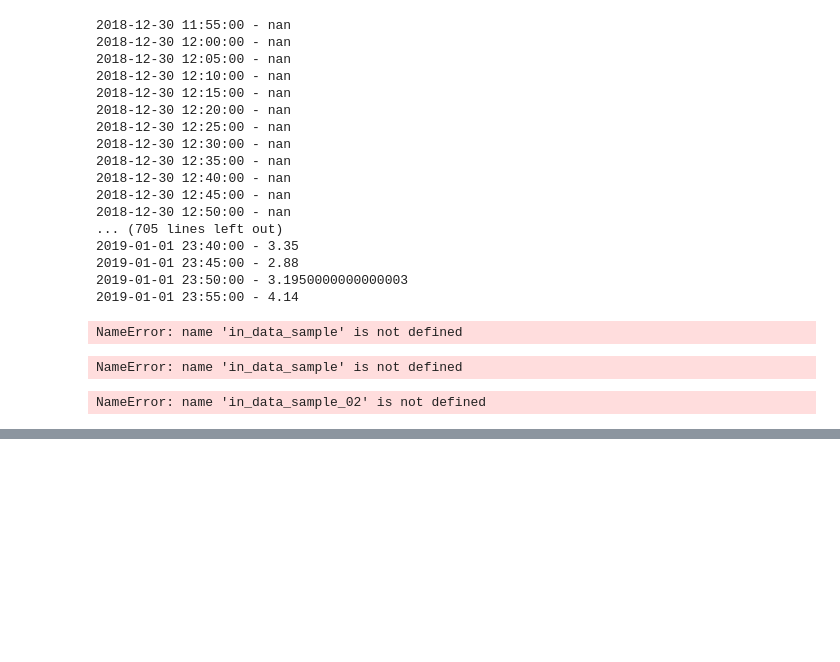
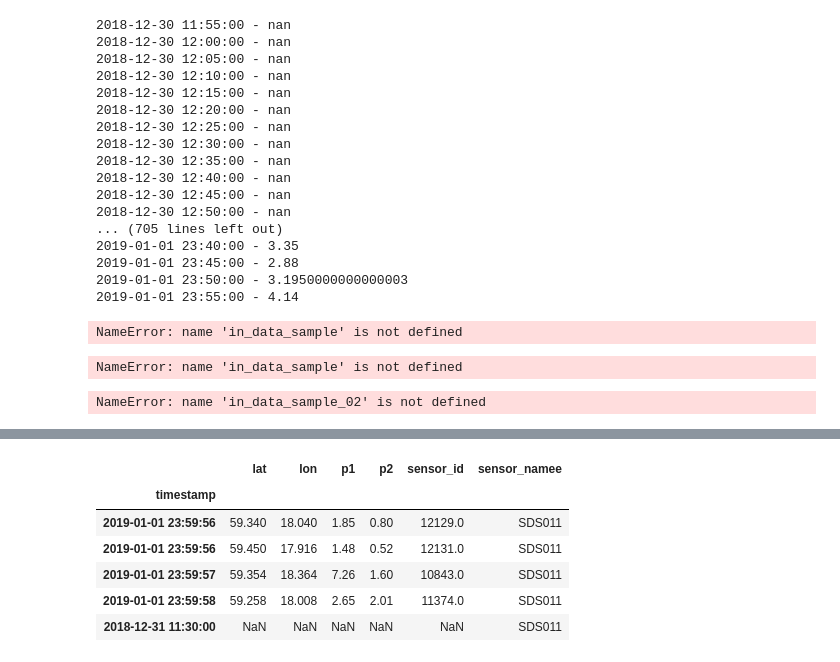
Before and after one commit to miskaknapek/dustmin_to_csv__various_code, a Jupyter notebook: luftdaten_dust_min_to_tabular_data__SCRATCHPAD_02-Copy1.ipynb, the cells around one changed output, grey strips where cells are left out. Cells and saved outputs as stored; diff of their text form; code cells hidden in the pictures; blank space fills up the shorter version.

```diff
--- a/luftdaten_dust_min_to_tabular_data__SCRATCHPAD_02-Copy1.ipynb
+++ b/luftdaten_dust_min_to_tabular_data__SCRATCHPAD_02-Copy1.ipynb
@@ -461,0 +488,2 @@ NameError: name 'in_data_sample_02' is not defined
+# %%
+in_data_row = in_data_row.set_index('timestamp')
@@ -461,0 +514,10 @@ NameError: name 'in_data_sample_02' is not defined
+# %%
+in_data.tail()
+# %% [output]
+|  | lat | lon | p1 | p2 | sensor_id | sensor_namee |
+| timestamp |  |  |  |  |  |  |
+| 2019-01-01 23:59:56 | 59.340 | 18.040 | 1.85 | 0.80 | 12129.0 | SDS011 |
+| 2019-01-01 23:59:56 | 59.450 | 17.916 | 1.48 | 0.52 | 12131.0 | SDS011 |
+| 2019-01-01 23:59:57 | 59.354 | 18.364 | 7.26 | 1.60 | 10843.0 | SDS011 |
+| 2019-01-01 23:59:58 | 59.258 | 18.008 | 2.65 | 2.01 | 11374.0 | SDS011 |
+| 2018-12-31 11:30:00 | NaN | NaN | NaN | NaN | NaN | SDS011 |
```
Also changed, not shown: parts of 22 cells of this notebook, 2 other files.
